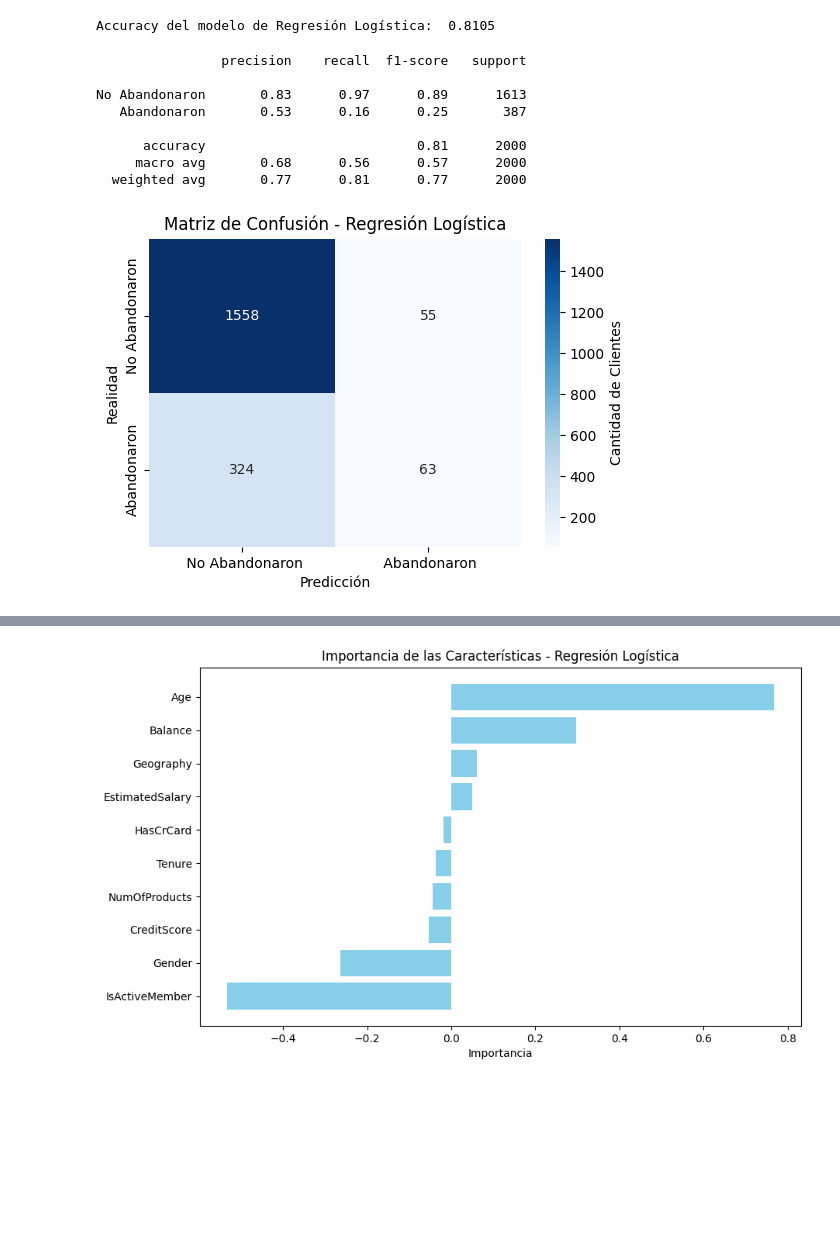
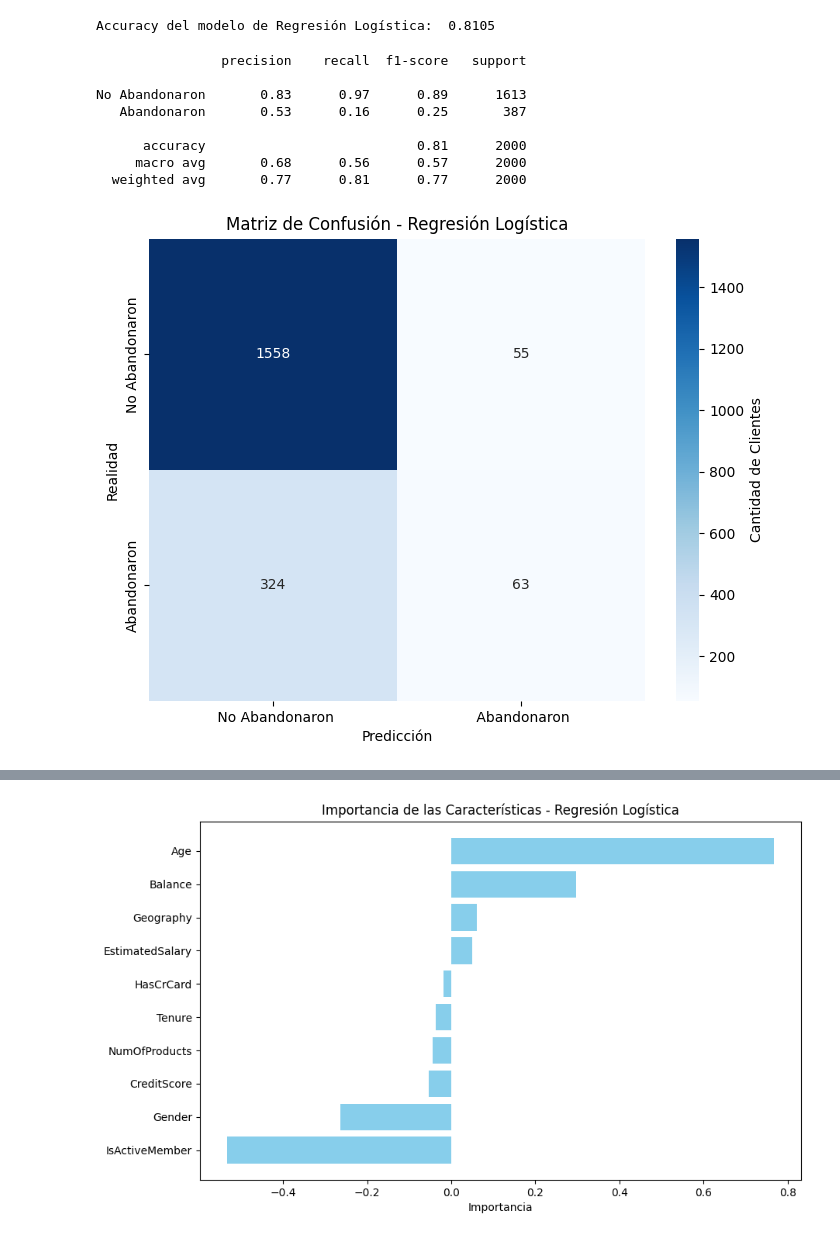
Before and after one commit to DarkinMC/CustomerChurn_Prediction_BankingSector_1AN-213_HAN_G4, a Jupyter notebook: Bank_customer_churn_pred.ipynb, the cells around one changed output, grey strips where cells are left out. Saved outputs shown, nothing was run; the diff lists cells and outputs as text; code cells hidden in the pictures; blank space fills up the shorter version.

```diff
--- a/Bank_customer_churn_pred.ipynb
+++ b/Bank_customer_churn_pred.ipynb
@@ -333,7 +341,7 @@ conf_matrix = confusion_matrix(Y_test, y_pred)
 # Convertir la matriz de confusión en un DataFrame para facilitar la visualización
 conf_matrix_df = pd.DataFrame(conf_matrix, index=["No Abandonaron", "Abandonaron"], columns=[" No Abandonaron", " Abandonaron"])
 # Crear el gráfico de la matriz de confusión
-plt.figure(figsize=(6, 4))
+plt.figure(figsize=(8, 6))
 sns.heatmap(conf_matrix_df,
             annot=True,
             fmt='d',
@@ -345,34 +353,34 @@ plt.title('Matriz de Confusión - Regresión Logística')
 plt.xlabel('Predicción')
 plt.ylabel('Realidad')
 plt.show()
 #Curva ROC y AUC
 # Calcular las probabilidades de predicción
 y_pred_proba = rl_model.predict_proba(X_test)[:, 1]
 # Calcular la curva ROC
 fpr, tpr, thresholds = roc_curve(Y_test, y_pred_proba)
 # Calcular el AUC
 roc_auc = auc(fpr, tpr)
 # Graficar la curva ROC
 plt.figure(figsize=(8, 6))
 plt.plot(fpr, tpr, color='blue', label='Curva ROC (AUC = {:.2f})'.format(roc_auc))
 plt.plot([0, 1], [0, 1], color='red', linestyle='--')  # Línea diagonal
 plt.xlim([0.0, 1.0])
 plt.ylim([0.0, 1.05])
 plt.xlabel('Tasa de Falsos Positivos')
 plt.ylabel('Tasa de Verdaderos Positivos')
 plt.title('Curva ROC - Regresión Logística')
 plt.legend(loc='lower right')
 plt.show()
 # %% [output]
                 precision    recall  f1-score   support
 
 No Abandonaron       0.83      0.97      0.89      1613
    Abandonaron       0.53      0.16      0.25       387
 
       accuracy                           0.81      2000
      macro avg       0.68      0.56      0.57      2000
   weighted avg       0.77      0.81      0.77      2000
-[figure, old version]
+[figure, new version]
 [figure]
 # %%
 #feature importances regresión logistica
```
Also changed, not shown: parts of 5 cells of this notebook.
